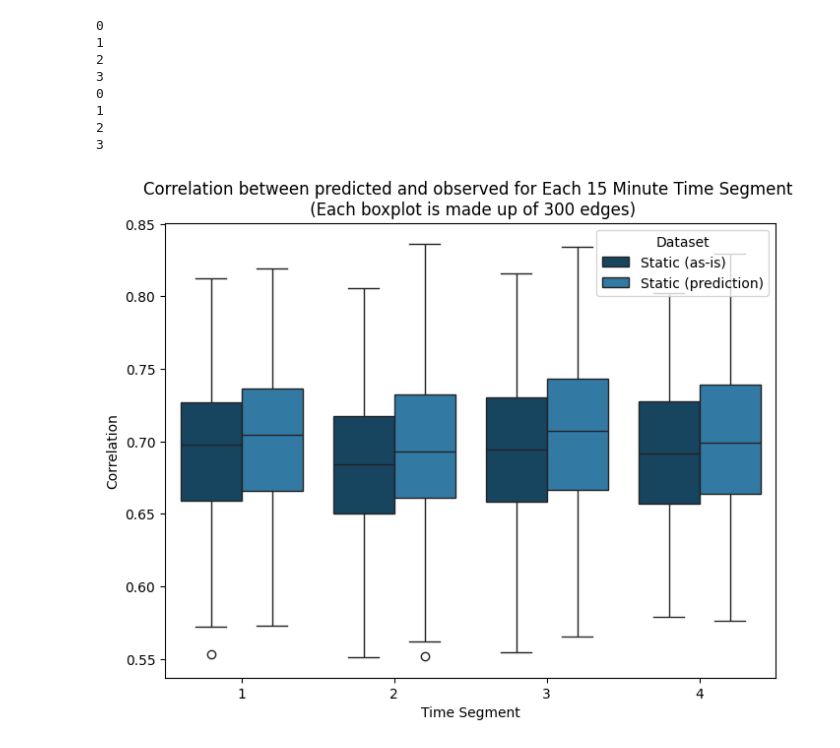
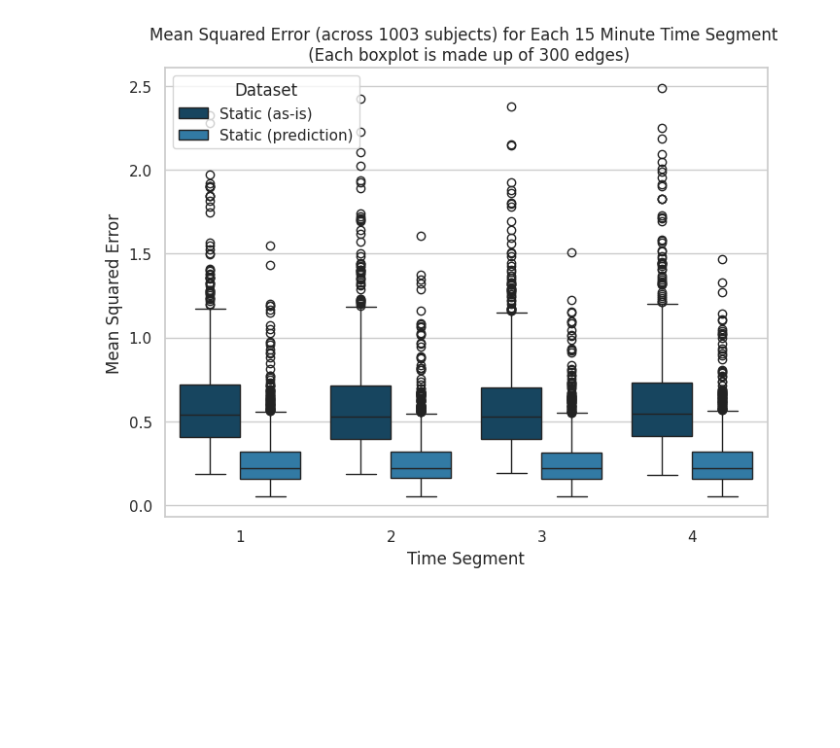
Before and after one commit to bengriffin3/func-conn-predict, a Jupyter notebook: nets_predict/plots/00_static_analysis.ipynb, the cells around one changed output. Cells and saved outputs as stored; diff of their text form; code cells hidden in the pictures; blank space fills up the shorter version.

Commit message:
added investigation into r vs R2 as plots

```diff
--- a/nets_predict/plots/00_static_analysis.ipynb
+++ b/nets_predict/plots/00_static_analysis.ipynb
@@ -18,3 +418,19 @@ n_edge = int((n_ICs * (n_ICs - 1))/2)
+# %%
+#%% Import modules
+import numpy as np
+import matplotlib.pyplot as plt
+import seaborn as sns
+from nets_predict.classes.hmm import HiddenMarkovModelClass
+from nets_predict.classes.partial_correlation import PartialCorrelationClass
+import pandas as pd
+
+HMMClass = HiddenMarkovModelClass()
+PartialCorrClass = PartialCorrelationClass()
+# %%
+# set parameters for script
+n_chunk = 4
+n_ICs = 50
+n_edge = int((n_ICs * (n_ICs - 1))/2)
 # %%
 # set project directories
 proj_dir = '/gpfs3/well/win-fmrib-analysis/users/psz102/nets-predict/nets_predict'
@@ -90,65 +571,53 @@ prediction_shape_static = feature_prediction_dict['static_icov_icov']['predict_y
 prediction_shape_actual = feature_prediction_dict['actual_icov_icov']['netmats_flatten'].shape
 
 # Initialize arrays to store the MSE values
-corr_values_static = np.zeros((prediction_shape_static[0], prediction_shape_static[2]))
-corr_values_actual = np.zeros((prediction_shape_actual[0], prediction_shape_actual[2]))
+mse_values_static = np.zeros((prediction_shape_static[0], prediction_shape_static[2]))
+mse_values_actual = np.zeros((prediction_shape_actual[0], prediction_shape_actual[2]))
 
 # Calculate MSE values for static_icov_icov
 for i in range(prediction_shape_static[0]):
-    print(i)
-    for j in range(prediction_shape_static[2]):
-        corr_values_static[i, j] = np.corrcoef(ground_truth_icov_reshape[:, j], feature_prediction_dict['static_icov_icov']['predict_y'][i][:, j])[0,1]
+    mse_values_static[i] = np.mean(np.square(ground_truth_icov_reshape - feature_prediction_dict['static_icov_icov']['predict_y'][i]), axis=0)
 
 # Calculate MSE values for actual_icov_icov
 for i in range(prediction_shape_actual[0]):
-    print(i)
-    for j in range(prediction_shape_actual[2]):
-        corr_values_actual[i, j] = np.corrcoef(ground_truth_icov_reshape[:, j], feature_prediction_dict['actual_icov_icov']['netmats_flatten'][i][:, j])[0,1]
+    mse_values_actual[i] = np.mean(np.square(ground_truth_icov_reshape - feature_prediction_dict['actual_icov_icov']['netmats_flatten'][i]), axis=0)
 
 # Create lists to hold MSE values for each chunk for both datasets
-corr_values_list_static = [corr_values_static[i] for i in range(corr_values_static.shape[0])]
-corr_values_list_actual = [corr_values_actual[i] for i in range(corr_values_actual.shape[0])]
+mse_values_list_static = [mse_values_static[i] for i in range(mse_values_static.shape[0])]
+mse_values_list_actual = [mse_values_actual[i] for i in range(mse_values_actual.shape[0])]
 
 # Create dataframes with the MSE data and group names for both datasets
-df_corr_static = pd.DataFrame({'Group': np.repeat(range(1, 5), corr_values_static.shape[1]),
-                              'MSE': np.concatenate(corr_values_list_static),
+df_mse_static = pd.DataFrame({'Group': np.repeat(range(1, n_chunk+1), mse_values_static.shape[1]),
+                              'MSE': np.concatenate(mse_values_list_static),
                               'Dataset': 'Static (prediction)'})
-df_corr_actual = pd.DataFrame({'Group': np.repeat(range(1, 5), corr_values_actual.shape[1]),
-                              'MSE': np.concatenate(corr_values_list_actual),
+df_mse_actual = pd.DataFrame({'Group': np.repeat(range(1, n_chunk+1), mse_values_actual.shape[1]),
+                              'MSE': np.concatenate(mse_values_list_actual),
                               'Dataset': 'Static (as-is)'})
 
 # Concatenate the dataframes for both datasets
-df_combined_corr = pd.concat([df_corr_actual, df_corr_static], ignore_index=True)
+df_combined_mse = pd.concat([df_mse_actual, df_mse_static], ignore_index=True)
 
 # Set the colors for the boxplot
 colors = ['#0B486B', '#1f7fb7', '#38adc3', '#6bc6bd']
 
 # Create the grouped boxplot using Seaborn
 plt.figure(figsize=(8, 6))
-ax = sns.boxplot(x='Group', y='MSE', hue='Dataset', data=df_combined_corr, palette=colors)
+ax = sns.boxplot(x='Group', y='MSE', hue='Dataset', data=df_combined_mse, palette=colors)
 
 # Set the x-axis and y-axis labels
 plt.xlabel('Time Segment')
-plt.ylabel('Correlation')
+plt.ylabel('Mean Squared Error')
 
 # Set the title
-plt.title("Correlation between predicted and observed for Each 15 Minute Time Segment \n (Each boxplot is made up of 300 edges)")
+plt.title("Mean Squared Error (across 1003 subjects) for Each 15 Minute Time Segment \n (Each boxplot is made up of 300 edges)")
 
 # Show the legend
 plt.legend(title='Dataset')
 
 # Show the plot
 plt.show()
 # %% [output]
-0
-1
-2
-3
-0
-1
-2
-3
-[figure, old version]
+[figure, new version]
 # %%
 # Get the shapes for static_icov_icov and actual_icov_icov
 prediction_shape_static = feature_prediction_dict['static_icov_icov']['predict_y'].shape
```
Also changed, not shown: parts of 37 cells of this notebook, 1 other file.
